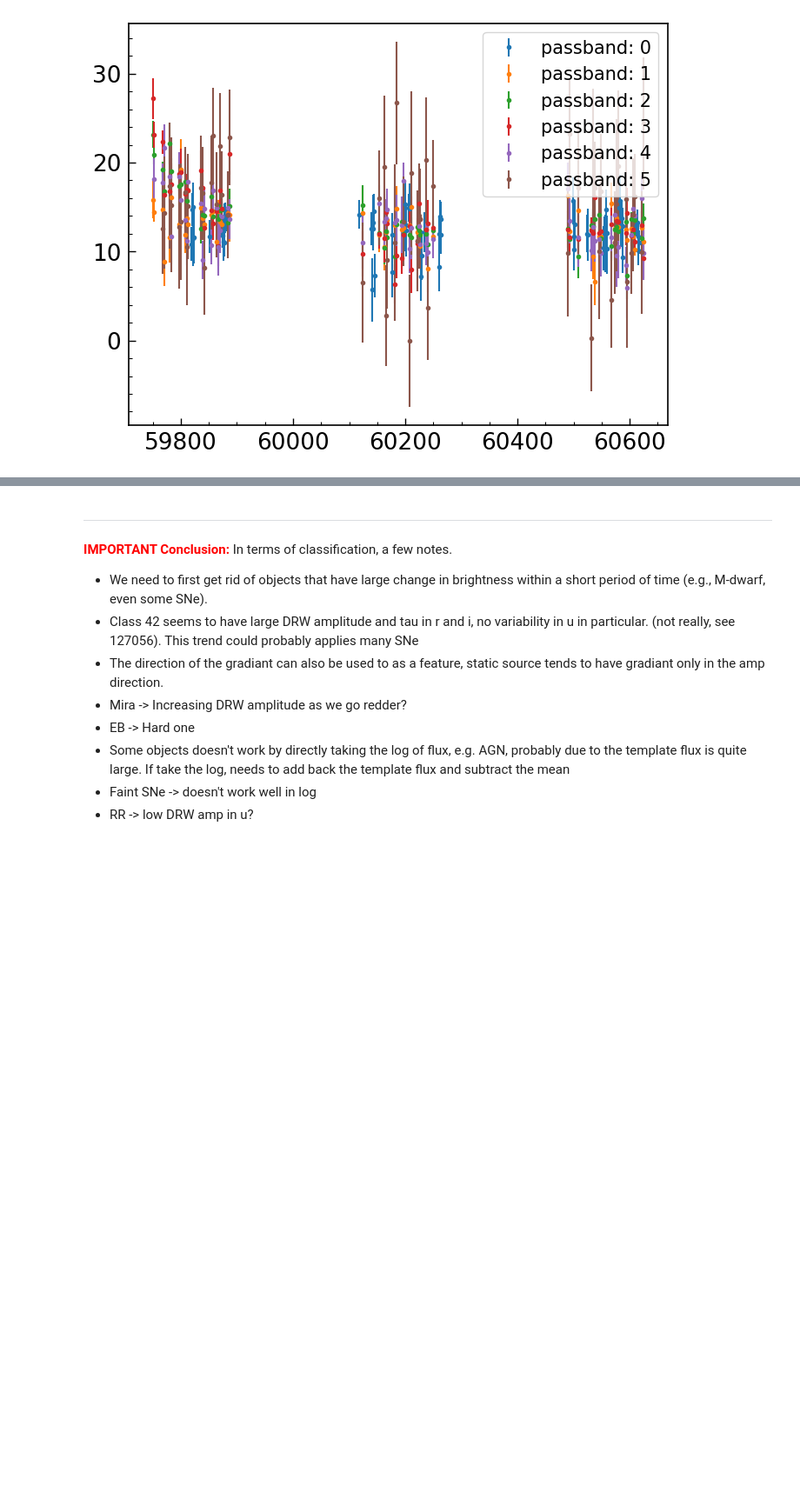
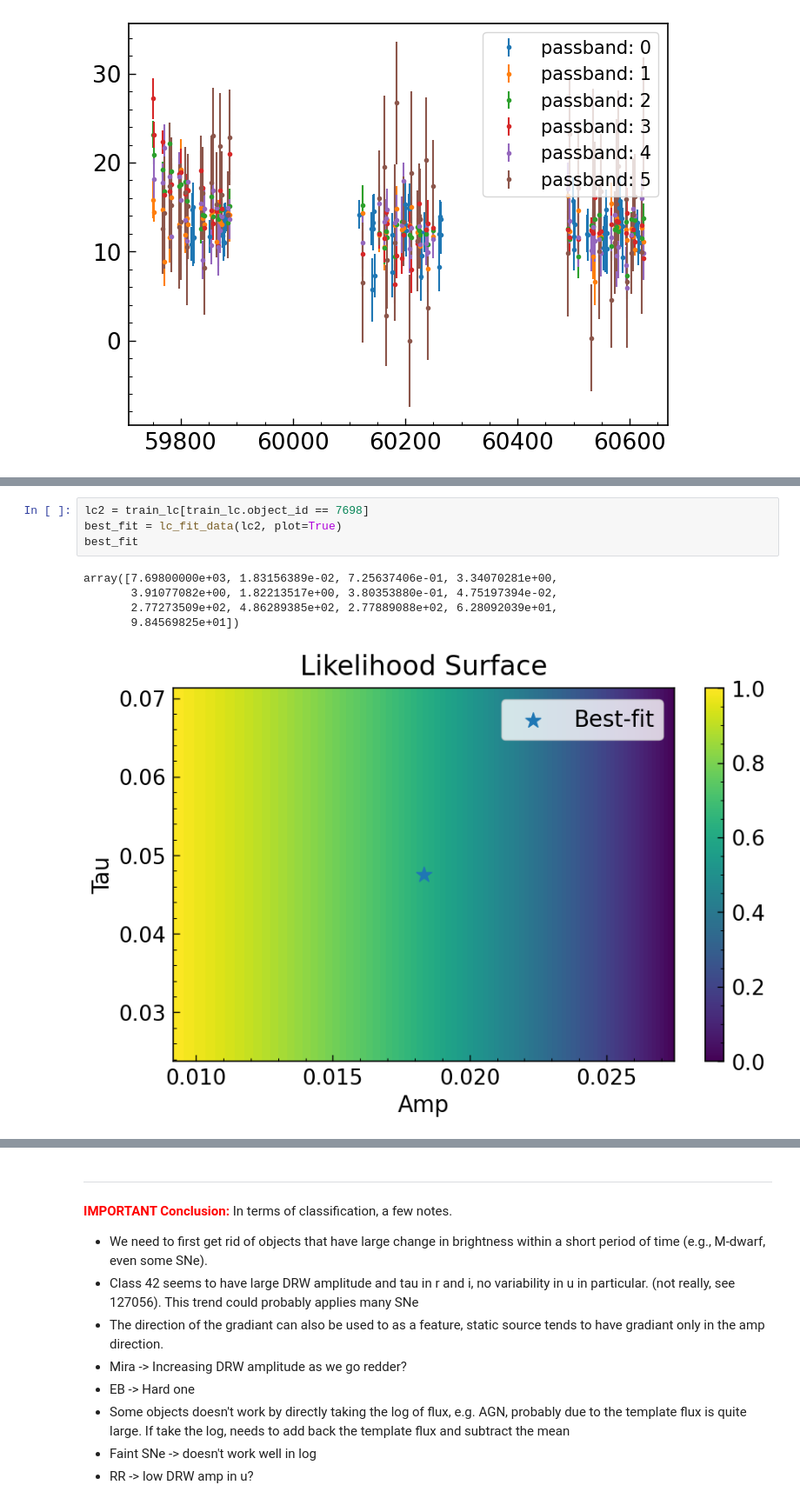
Before and after one commit to laofei177/plasticc_carma, a Jupyter notebook: notebooks/01_EDA.ipynb, the cells around one changed output, grey strips where cells are left out. Shown at 87% size. Drawn from its saved outputs; the diff is of its cells as text; blank space fills up the shorter version.

```diff
--- a/notebooks/01_EDA.ipynb
+++ b/notebooks/01_EDA.ipynb
@@ -550,0 +569,10 @@ lc_fit_id(7698, 0, de=True, plot=True, debug=True)
+# %%
+lc2 = train_lc[train_lc.object_id == 7698]
+best_fit = lc_fit_data(lc2, plot=True)
+best_fit
+# %% [output]
+array([7.69800000e+03, 1.83156389e-02, 7.25637406e-01, 3.34070281e+00,
+       3.91077082e+00, 1.82213517e+00, 3.80353880e-01, 4.75197394e-02,
+       2.77273509e+02, 4.86289385e+02, 2.77889088e+02, 6.28092039e+01,
+       9.84569825e+01])
+[figure, added]
```
Also changed, not shown: parts of 19 cells of this notebook, 1 other file.
